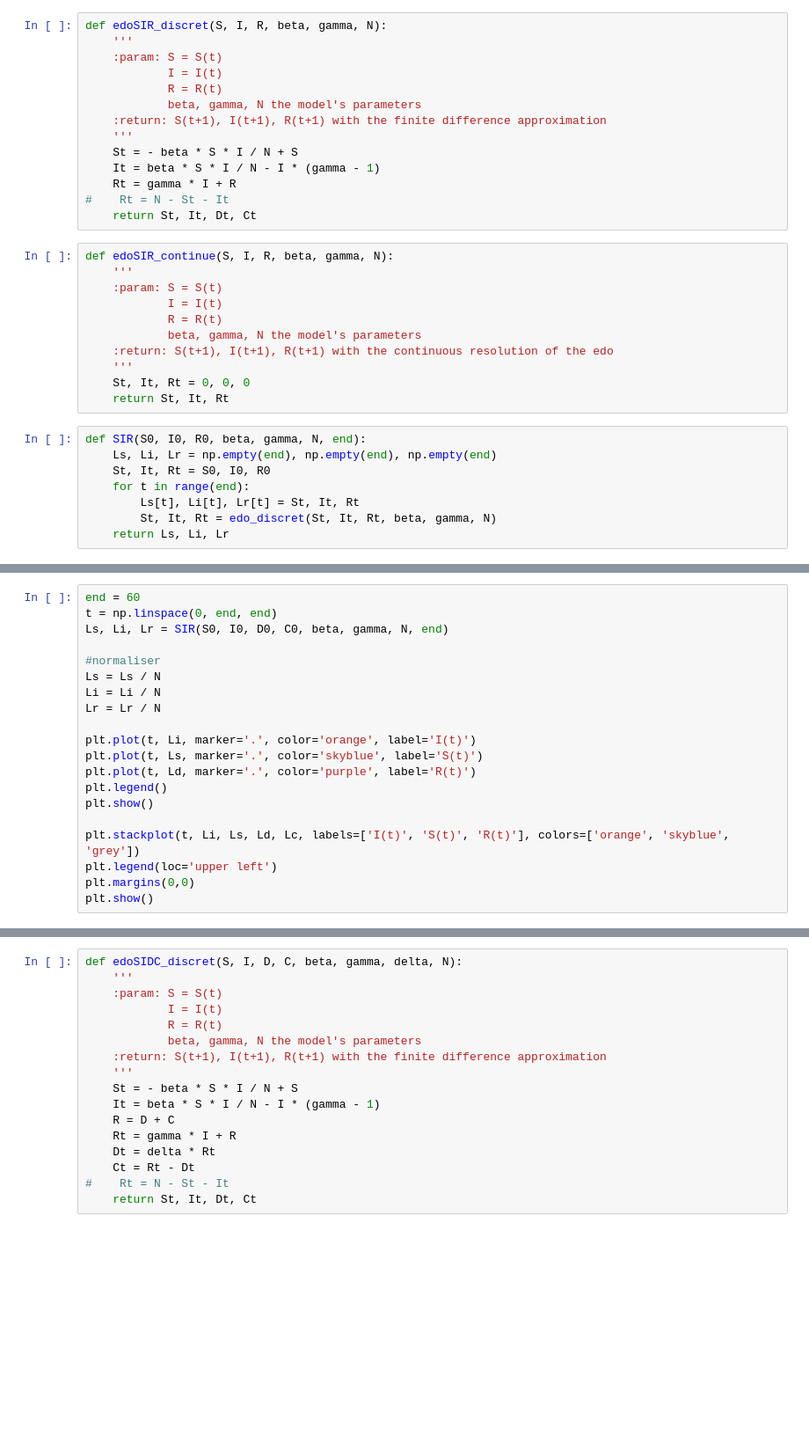
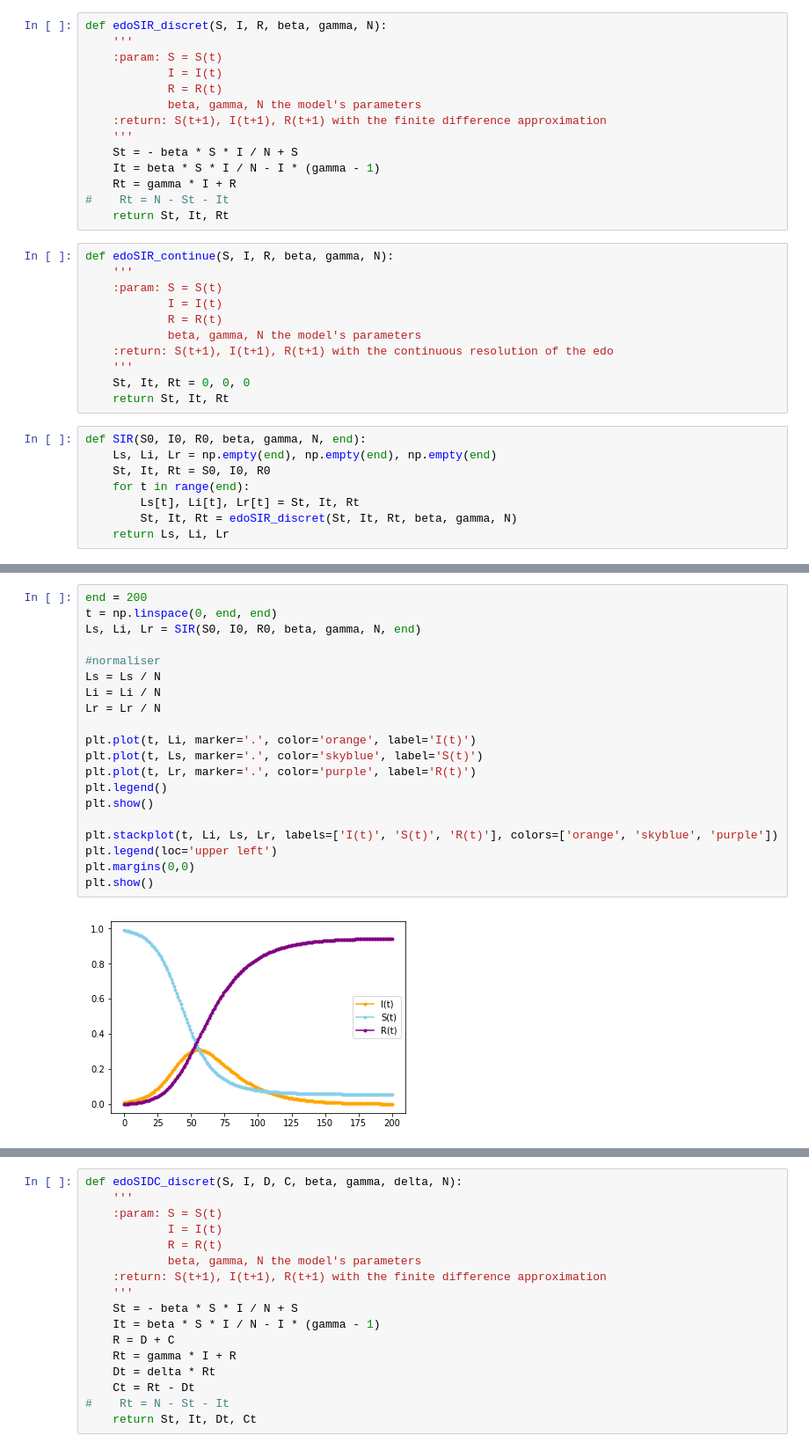
Before and after one commit to Fafou99/Epidemic, a Jupyter notebook: main.ipynb, the cells around one changed output, grey strips where cells are left out. Shown at 88% size. Saved outputs shown, nothing was run; the diff lists cells and outputs as text; blank space fills up the shorter version.

```diff
--- a/main.ipynb
+++ b/main.ipynb
@@ -29,7 +46,7 @@ def edoSIR_discret(S, I, R, beta, gamma, N):
     It = beta * S * I / N - I * (gamma - 1)
     Rt = gamma * I + R
 #    Rt = N - St - It
-    return St, It, Dt, Ct
+    return St, It, Rt
 # %%
 def edoSIR_continue(S, I, R, beta, gamma, N):
     '''
@@ -47,5 +64,5 @@ def SIR(S0, I0, R0, beta, gamma, N, end):
     St, It, Rt = S0, I0, R0
     for t in range(end):
         Ls[t], Li[t], Lr[t] = St, It, Rt
-        St, It, Rt = edo_discret(St, It, Rt, beta, gamma, N)
+        St, It, Rt = edoSIR_discret(St, It, Rt, beta, gamma, N)
     return Ls, Li, Lr
@@ -72,20 +94,22 @@ print('Rnutch :', Rnutch)
 # %%
-end = 60
+end = 200
 t = np.linspace(0, end, end)
-Ls, Li, Lr = SIR(S0, I0, D0, C0, beta, gamma, N, end)
+Ls, Li, Lr = SIR(S0, I0, R0, beta, gamma, N, end)
 
 #normaliser
 Ls = Ls / N
 Li = Li / N
 Lr = Lr / N
 
 plt.plot(t, Li, marker='.', color='orange', label='I(t)')
 plt.plot(t, Ls, marker='.', color='skyblue', label='S(t)')
-plt.plot(t, Ld, marker='.', color='purple', label='R(t)')
+plt.plot(t, Lr, marker='.', color='purple', label='R(t)')
 plt.legend()
 plt.show()
 
-plt.stackplot(t, Li, Ls, Ld, Lc, labels=['I(t)', 'S(t)', 'R(t)'], colors=['orange', 'skyblue', 'grey'])
+plt.stackplot(t, Li, Ls, Lr, labels=['I(t)', 'S(t)', 'R(t)'], colors=['orange', 'skyblue', 'purple'])
 plt.legend(loc='upper left')
 plt.margins(0,0)
 plt.show()
+# %% [output]
+[figure, added]
```
Also changed, not shown: parts of 11 cells of this notebook.
